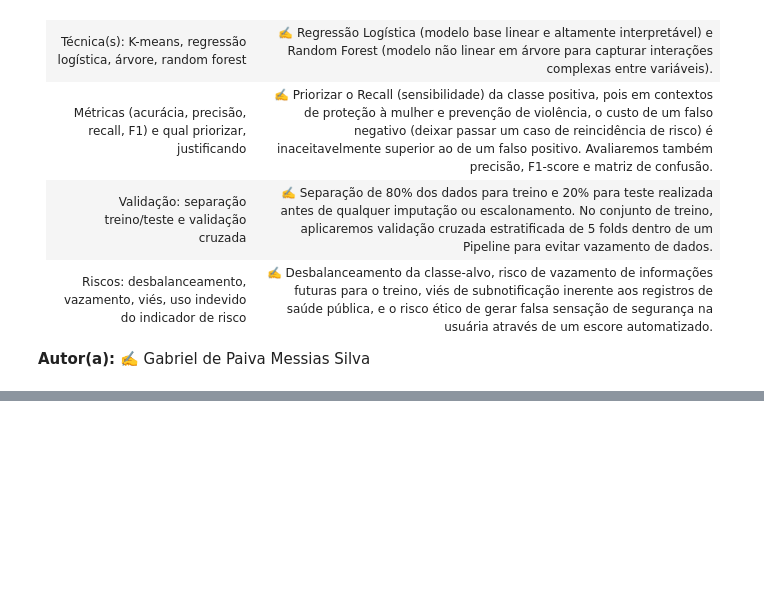
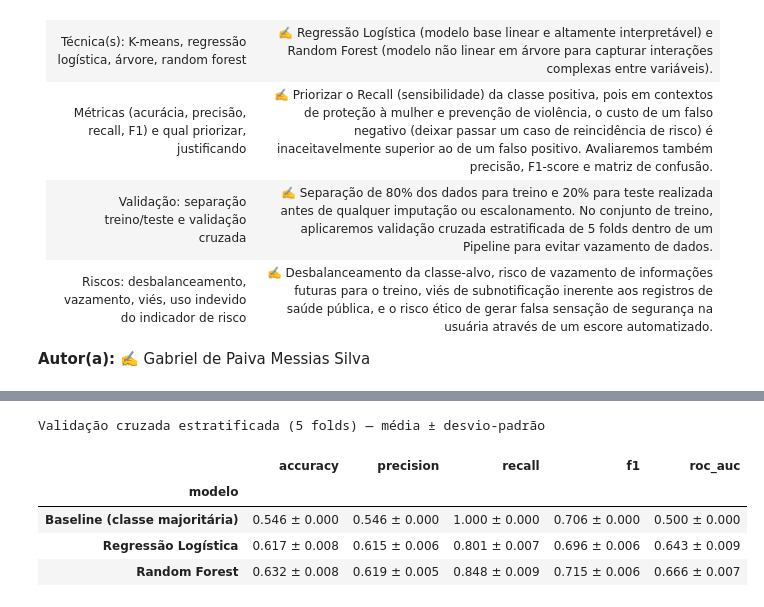
Before and after one commit to Matheu5Henri14/Projeto-React-Native, a Jupyter notebook: dataScience/Entrega2_DS_Modelo.ipynb, the cells around one changed output, grey strips where cells are left out. Saved outputs shown, nothing was run; the diff lists cells and outputs as text; code cells hidden in the pictures; blank space fills up the shorter version.

```diff
--- a/dataScience/Entrega2_DS_Modelo.ipynb
+++ b/dataScience/Entrega2_DS_Modelo.ipynb
@@ -733,0 +794,23 @@ Acurácia de um 'modelo' que sempre chuta a classe majoritária: 54.6%  ← o pi
+# %%
+skf = StratifiedKFold(n_splits=5, shuffle=True, random_state=SEED)
+metricas_cv = ["accuracy", "precision", "recall", "f1", "roc_auc"]
+
+linhas_cv, resultado_cv = [], {}
+for nome, pipe in candidatos.items():
+    cv = cross_validate(pipe, X_treino, y_treino, cv=skf, scoring=metricas_cv, n_jobs=-1)
+    resultado_cv[nome] = {m: (float(cv[f"test_{m}"].mean()), float(cv[f"test_{m}"].std())) for m in metricas_cv}
+    linha = {"modelo": nome}
+    for m in metricas_cv:
+        linha[m] = f"{cv[f'test_{m}'].mean():.3f} ± {cv[f'test_{m}'].std():.3f}"
+    linhas_cv.append(linha)
+
+tabela_cv = pd.DataFrame(linhas_cv).set_index("modelo")
+print("Validação cruzada estratificada (5 folds) — média ± desvio-padrão")
+display(tabela_cv)
+# %% [output]
+Validação cruzada estratificada (5 folds) — média ± desvio-padrão
+|  | accuracy | precision | recall | f1 | roc_auc |
+| modelo |  |  |  |  |  |
+| Baseline (classe majoritária) | 0.546 ± 0.000 | 0.546 ± 0.000 | 1.000 ± 0.000 | 0.706 ± 0.000 | 0.500 ± 0.000 |
+| Regressão Logística | 0.617 ± 0.008 | 0.615 ± 0.006 | 0.801 ± 0.007 | 0.696 ± 0.006 | 0.643 ± 0.009 |
+| Random Forest | 0.632 ± 0.008 | 0.619 ± 0.005 | 0.848 ± 0.009 | 0.715 ± 0.006 | 0.666 ± 0.007 |
```
Also changed, not shown: parts of 22 cells of this notebook.
